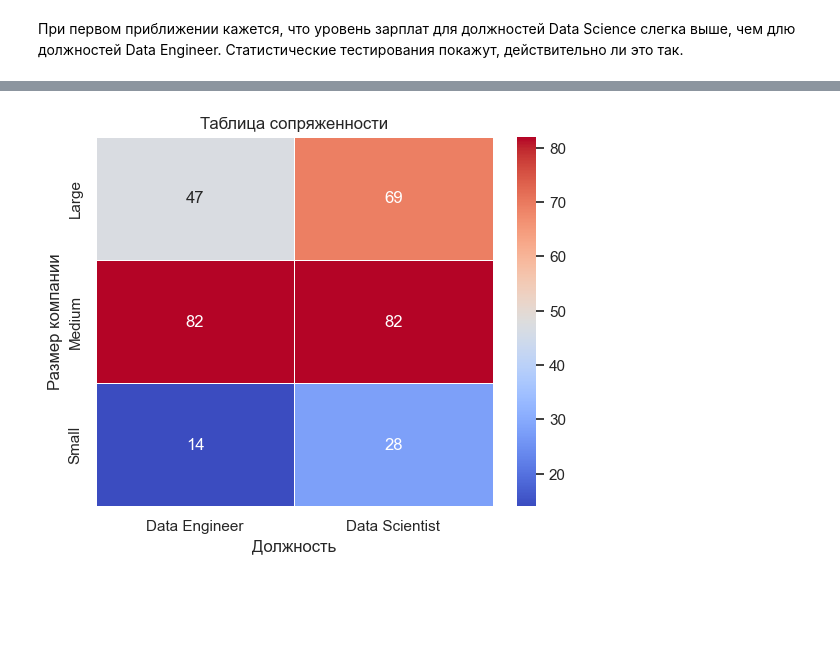
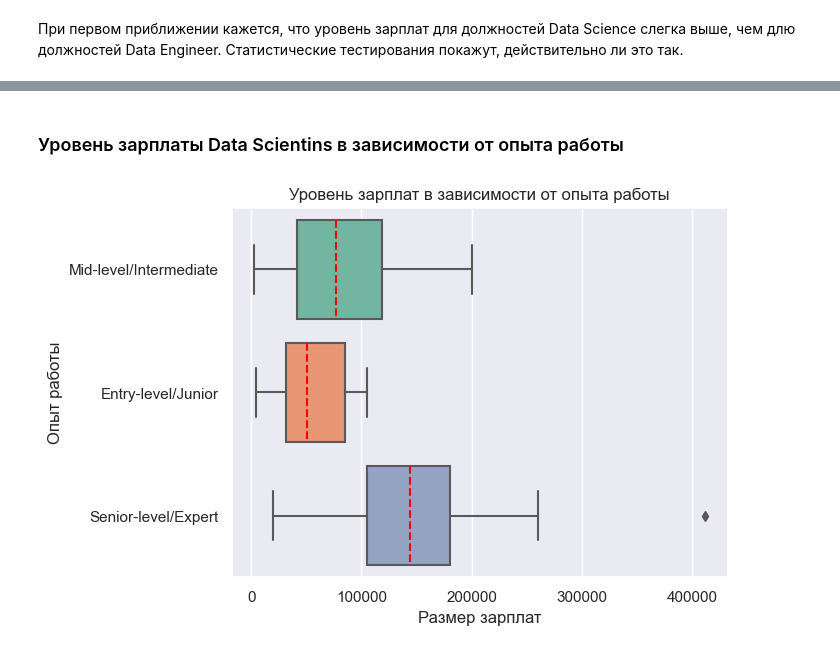
Before and after one commit to DenisBaburin/ds_school_148, a Jupyter notebook: DS_school/EDA-4_Статистические тесты/EDA-4_Статистические тесты_практика.ipynb, the cells around one changed output, grey strips where cells are left out. Cells and saved outputs as stored; diff of their text form; code cells hidden in the pictures; blank space fills up the shorter version.

```diff
--- a/DS_school/EDA-4_Статистические тесты/EDA-4_Статистические тесты_практика.ipynb
+++ b/DS_school/EDA-4_Статистические тесты/EDA-4_Статистические тесты_практика.ipynb
@@ -369,8 +243,12 @@ plt.show()
-# %%
-cross_tab = pd.crosstab(index=filtered_data['company_size'], columns=data['job_group'])
-ax = sns.heatmap(cross_tab, annot=True, linewidth=.5, fmt='.0f', cmap="coolwarm")
-ax.set(xlabel='Должность', ylabel='Размер компании')
-plt.title('Таблица сопряженности')
-plt.show()
-# %% [output]
-[figure, removed]
+# %% [markdown]
+### Уровень зарплаты Data Scientins в зависимости от опыта работы
+# %%
+# отфильтруем данные для должности Data Scientist
+filtered_data = data[data['job_title'] == 'Data Scientist']
+
+ax = sns.boxplot(filtered_data, x='salary_in_usd', y='experience_level', orient='h', medianprops={"color": "red", "linestyle": '--'})
+ax.set(xlabel='Размер зарплат', ylabel='Опыт работы')
+plt.title('Уровень зарплат в зависимости от опыта работы')
+plt.show()
+# %% [output]
+[figure, added]
```
Also changed, not shown: parts of 77 cells of this notebook.
